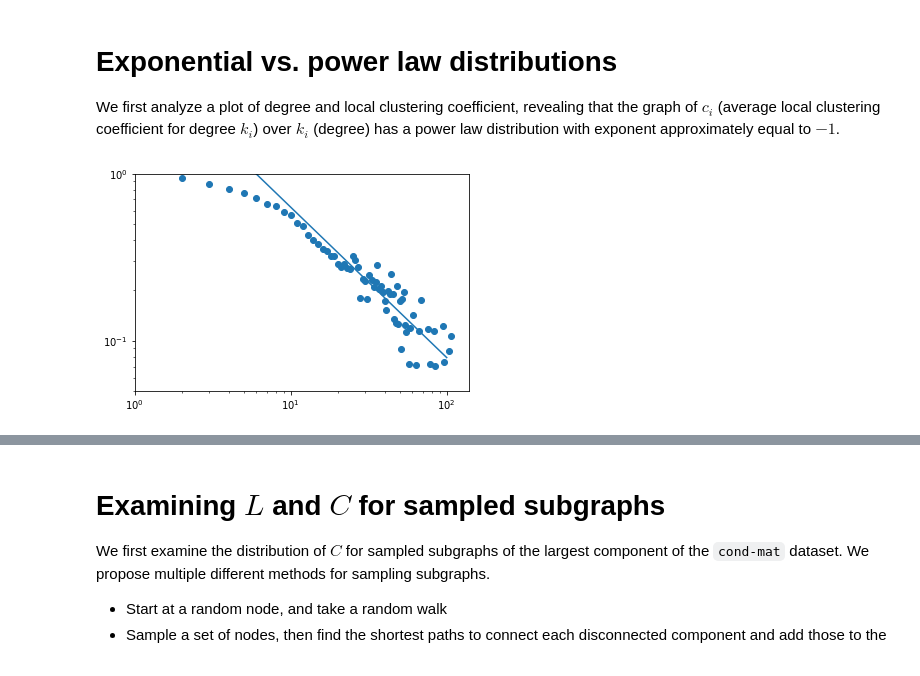
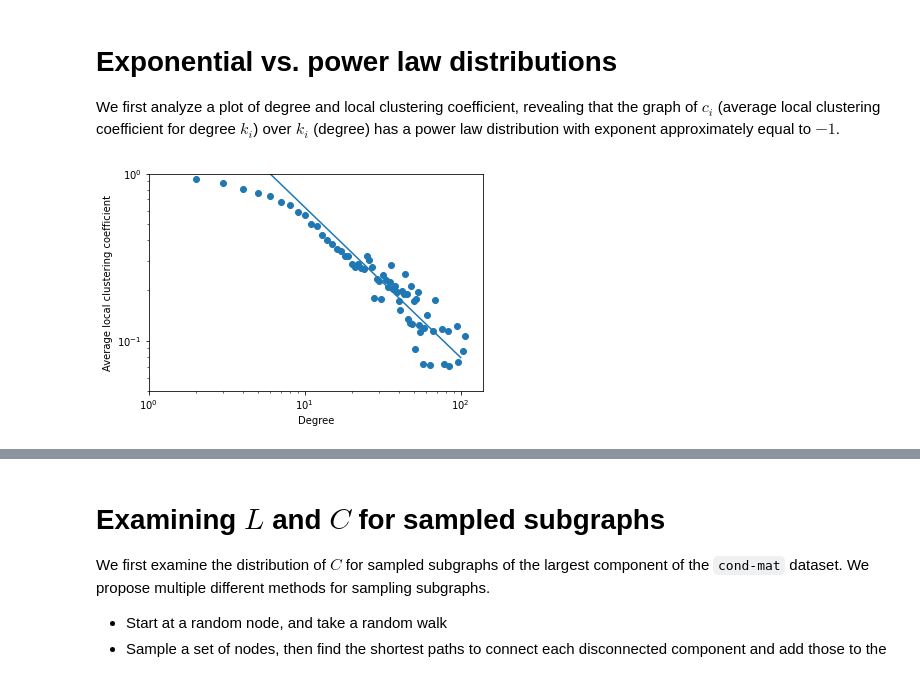
Before and after one commit to bcho04/coauth-approx, a Jupyter notebook: main.ipynb, the cells around one changed output, grey strips where cells are left out. Drawn from its saved outputs; the diff is of its cells as text; code cells hidden in the pictures.

```diff
--- a/main.ipynb
+++ b/main.ipynb
@@ -60,6 +68,7 @@ with open("./coauthorship/coauthorship_cond-mat/average-dist.txt", "r") as dist_
     dist_file.close()
 # %%
 # local clustering coefficient
+c_i = nx.clustering(G)
 # %%
 # Calculate L = (1/N) ∑ L_i, the characteristic path length
 L_avg = np.average(list(L_i.values()))
@@ -102,27 +111,29 @@ We first analyze a plot of degree and local clustering coefficient, revealing th
 # %%
 degree_coef = [(D[index, index], coef) for (index, coef) in c_i.items()]
 
 coef_by_degree = {degree: [] for degree, _ in degree_coef}
 
 for degree, coef in degree_coef:
     coef_by_degree[degree].append(coef)
 
 for degree in coef_by_degree.keys():
     coef_by_degree[degree] = np.average(coef_by_degree[degree])
 
 degree_coef_x, degree_coef_y = zip(*list(coef_by_degree.items()))
 
 c_power_law_x = np.linspace(1,100,101)
 c_power_law_y = 5*c_power_law_x**(-0.9)
 
 plt.axis((1,140,0.05,1))
 plt.xscale("log")
 plt.yscale("log")
+plt.xlabel("Degree")
+plt.ylabel("Average local clustering coefficient")
 plt.scatter(degree_coef_x, degree_coef_y)
 plt.plot(c_power_law_x, c_power_law_y)
 plt.show()
 # %% [output]
-[figure, old version]
+[figure, new version]
 # %%
 degree_dist = [(D[index, index], dist) for (index, dist) in L_i.items()]
 
```
Also changed, not shown: parts of 28 cells of this notebook.
